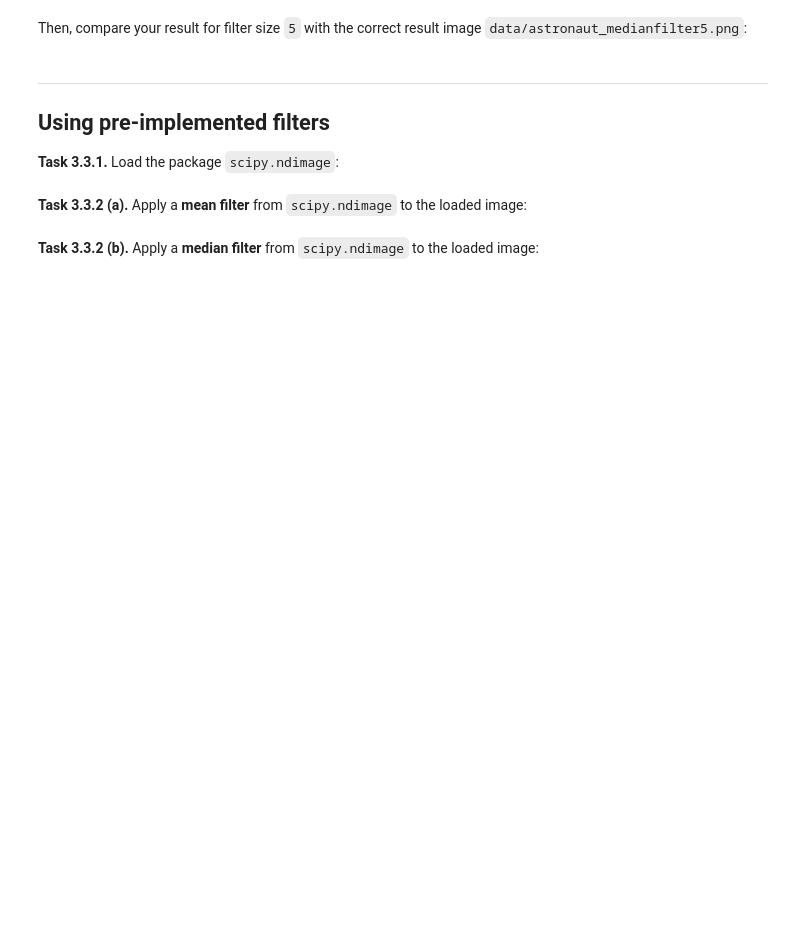
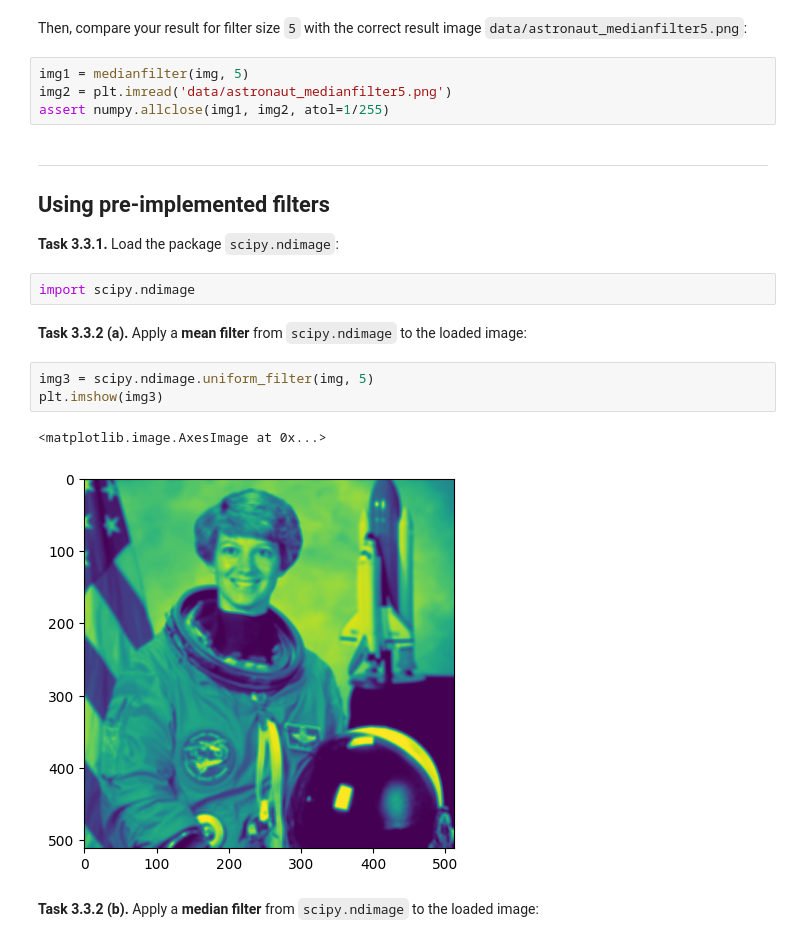
Before and after one commit to lisjakn/mobi-fs3-python, a Jupyter notebook: task3.ipynb, the cells around one changed output. Saved outputs shown, nothing was run; the diff lists cells and outputs as text; blank space fills up the shorter version.

```diff
--- a/task3.ipynb
+++ b/task3.ipynb
@@ -48,12 +79,24 @@ def medianfilter(img, size):
 # %% [markdown]
 Then, compare your result for filter size `5` with the correct result image `data/astronaut_medianfilter5.png`:
+# %%
+img1 = medianfilter(img, 5)
+img2 = plt.imread('data/astronaut_medianfilter5.png')
+assert numpy.allclose(img1, img2, atol=1/255)
 # %% [markdown]
 ---
 
 ## Using pre-implemented filters
 
 **<a id="#">Task 3.3.1.</a>** Load the package `scipy.ndimage`:
+# %%
+import scipy.ndimage
 # %% [markdown]
 **<a id="#">Task 3.3.2 (a).</a>** Apply a **mean filter** from `scipy.ndimage` to the loaded image:
+# %%
+img3 = scipy.ndimage.uniform_filter(img, 5)
+plt.imshow(img3)
+# %% [output]
+<matplotlib.image.AxesImage at 0x...>
+[figure, added]
 # %% [markdown]
 **<a id="#">Task 3.3.2 (b).</a>** Apply a **median filter** from `scipy.ndimage` to the loaded image:
```
Also changed, not shown: parts of 9 cells of this notebook.
